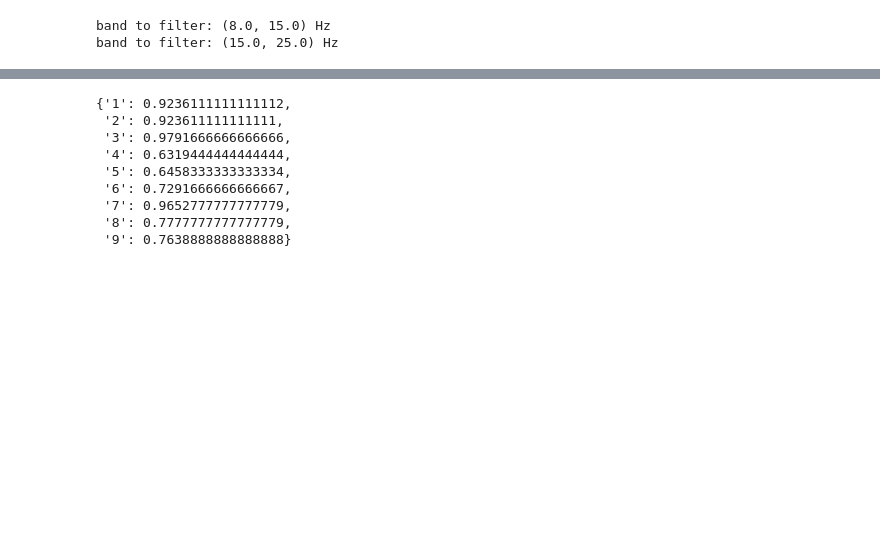
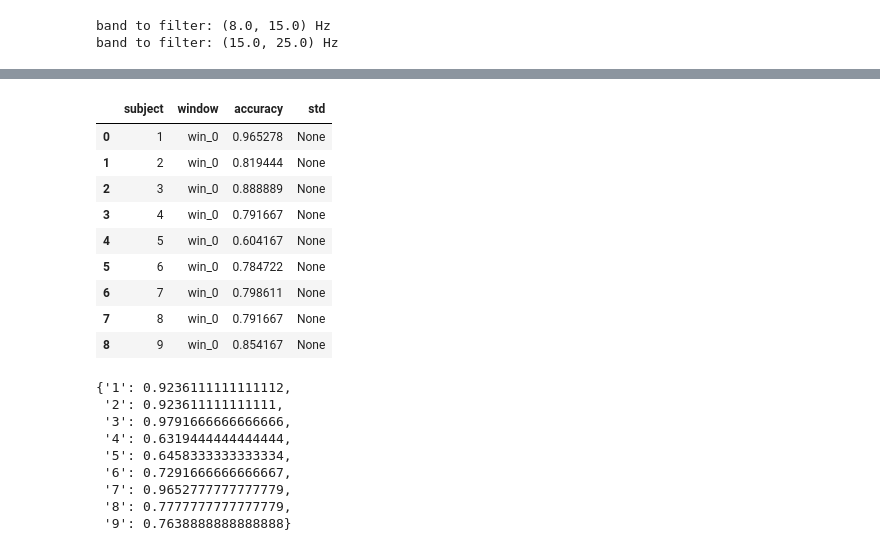
Before and after one commit to UN-GCPDS/python-gcpds.MI_prediction, a Jupyter notebook: Examples/Test_validation.ipynb, the cells around one changed output, grey strips where cells are left out. Cells and saved outputs as stored; diff of their text form; code cells hidden in the pictures; blank space fills up the shorter version.

```diff
--- a/Examples/Test_validation.ipynb
+++ b/Examples/Test_validation.ipynb
@@ -190,3 +351,16 @@ acc
+# %%
+get_scores(acc,'test')
+# %% [output]
+|  | subject | window | accuracy | std |
+| 0 | 1 | win_0 | 0.965278 | None |
+| 1 | 2 | win_0 | 0.819444 | None |
+| 2 | 3 | win_0 | 0.888889 | None |
+| 3 | 4 | win_0 | 0.791667 | None |
+| 4 | 5 | win_0 | 0.604167 | None |
+| 5 | 6 | win_0 | 0.784722 | None |
+| 6 | 7 | win_0 | 0.798611 | None |
+| 7 | 8 | win_0 | 0.791667 | None |
+| 8 | 9 | win_0 | 0.854167 | None |
 # %%
 acc
 # %% [output]
```
Also changed, not shown: parts of 8 cells of this notebook, 1 other file.
